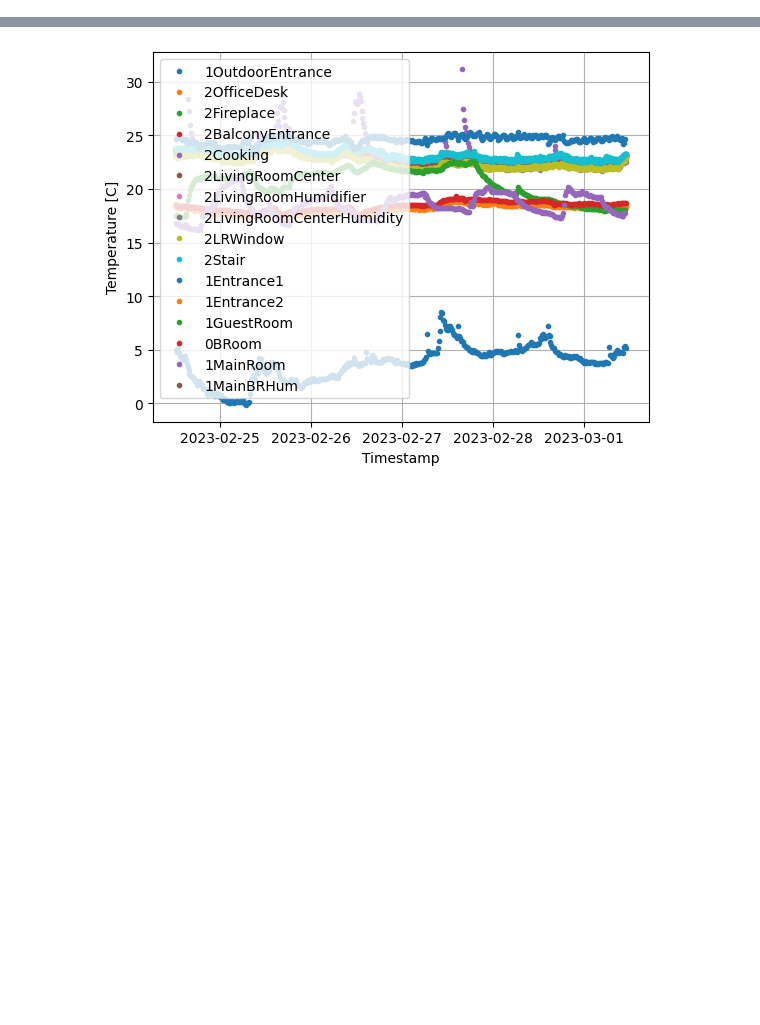
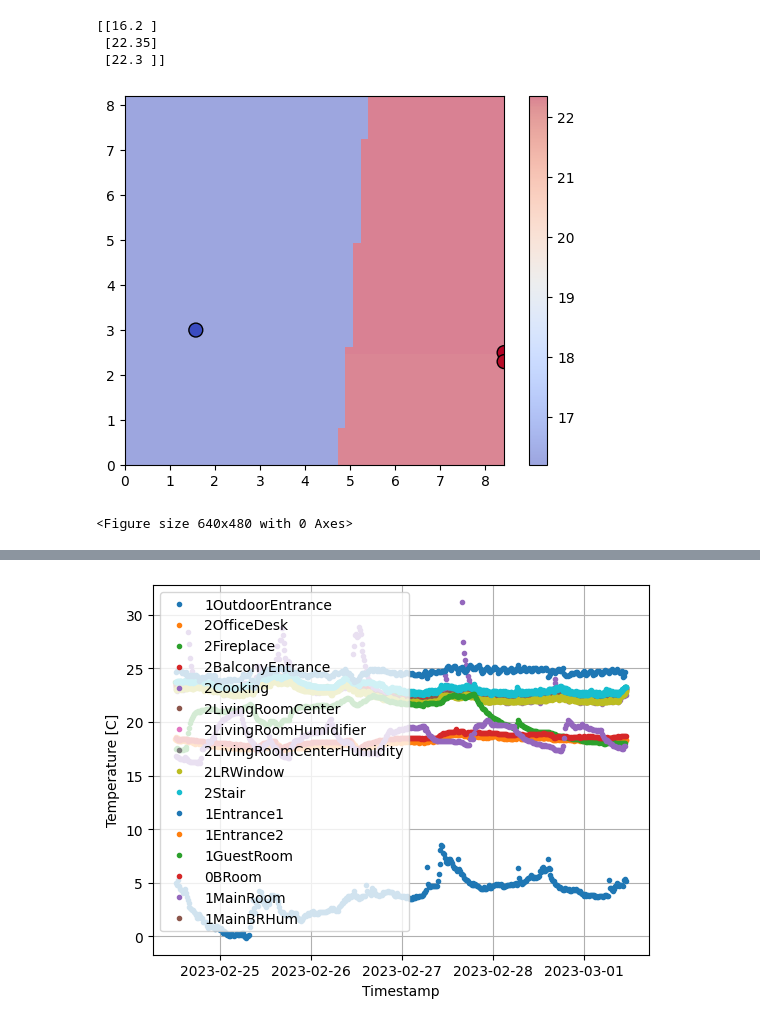
Before and after one commit to oskarhlm/VRDT---Smart-House, a Jupyter notebook: python/disruptive.ipynb, the cells around one changed output, grey strips where cells are left out. Drawn from its saved outputs; the diff is of its cells as text; code cells hidden in the pictures; blank space fills up the shorter version.

Commit message:
Lagt til coord

```diff
--- a/python/disruptive.ipynb
+++ b/python/disruptive.ipynb
@@ -15,15 +16,18 @@ dt.default_auth = dt.Auth.service_account('C73lmqav1410008ofpvg', 'a97dd7320f784
 sensor = dt.Device.get_device('bjmghou7kro000cp4gng')
 
 
-device_ids=['bjihp8m7kro000cp1tug','bu6oa4uptglg00ehc5b0','bjmd4i5p0jt000a5cldg','bu6onheptglg00ehcfag','bjihev8pismg008hrkig','bv8t0aqvje9g00eg5ma0','bjqhdclntbig00f92te0','bjqheb5ntbig00f92tng', 'bu6oqm988ueg00albpbg','bu6o15p88ueg00alb6c0', 'bjihd467gpvg00cjpb1g','btmsltc9kjug00dlsibg','bjiier0pismg008hru40', 'btmu2i5pna500081fju0','bjijkbe7kro000cp2feg','btou87tpna500081gi20',
-#            'bv8stgs2ven000ch8k2g','bjihanlntbig00e44lc0','bu6nh7h88ueg00alaq2g','bjej76u7gpvg00cjoe20',#            'bjejt50pismg008hqtf0','bjekggtp0jt000aqcsug','bjihmfe7kro000cp1t5g','bjii1qlntbig00e44s50',#            'bjii8c7bluqg00dlv2gg','bjm1ft7bluqg00dlvrng','bjm2u6opismg008ht2a0','bjmgat7bluqg00dm1dt0',#            'bjmgdle7gpvg00cjrvqg','bjmghou7kro000cp4gng','bjqhan67kro000cp7ojg','bjqhc85p0jt000a5gkg0',#            'bt3nmnj853cg00fllacg'
-]
+device_ids=['bjihp8m7kro000cp1tug','bu6oa4uptglg00ehc5b0','bjmd4i5p0jt000a5cldg','bu6onheptglg00ehcfag','bjihev8pismg008hrkig',
+'bv8t0aqvje9g00eg5ma0','bjqhdclntbig00f92te0','bjqheb5ntbig00f92tng', 'bu6oqm988ueg00albpbg','bu6o15p88ueg00alb6c0', 'bjihd467gpvg00cjpb1g',
+'btmsltc9kjug00dlsibg','bjiier0pismg008hru40', 'btmu2i5pna500081fju0','bjijkbe7kro000cp2feg','btou87tpna500081gi20',
+'bv8stgs2ven000ch8k2g','bjihanlntbig00e44lc0','bu6nh7h88ueg00alaq2g','bjej76u7gpvg00cjoe20', 'bjejt50pismg008hqtf0',
+'bjekggtp0jt000aqcsug','bjihmfe7kro000cp1t5g','bjii1qlntbig00e44s50','bjii8c7bluqg00dlv2gg','bjm1ft7bluqg00dlvrng',
+'bjm2u6opismg008ht2a0','bjmgat7bluqg00dm1dt0','bjmgdle7gpvg00cjrvqg','bjmghou7kro000cp4gng','bjqhan67kro000cp7ojg',
+'bjqhc85p0jt000a5gkg0','bt3nmnj853cg00fllacg']
 sensorList=[]
 
 for devices in device_ids:
     sensor = dt.Device.get_device(devices)
-    sensorList.append(sensor.display_name)
-    print(sensor.display_name)
-
+    if sensor.display_name!=None:
+        sensorList.append(sensor.display_name)
 print(sensorList)
 # %% [output]
@@ -59,5 +47,6 @@ for device in device_ids:
     timestamps = [event.data.timestamp for event in event_history]
     temperature = [event.data.celsius for event in event_history]
     # Store the timestamps and temperature data in a dictionary.
-    #print(sensor_name)
-    temperature_data[sensor_name] = {'timestamps': timestamps, 'temperature': temperature}
+    coordinates=[0,0]
+    room=['room']
+    temperature_data[sensor_name] = {'timestamps': timestamps, 'temperature': temperature, 'coords': coordinates, 'room':room}
@@ -127,3 +200,42 @@ TypeError: Invalid shape (4,) for image data
+# %%
+from scipy.interpolate import griddata
+
+sensor_temps = np.array([temperature_data["0BRoom"]['temperature'][-1:],
+temperature_data["0BTCeiling"]['temperature'][-1:],
+temperature_data["0BTFloor"]['temperature'][-1:]])
+
+print(sensor_temps)
+# Define known points and temperatures
+
+
+coords=np.array([temperature_data["0BRoom"]['coords'],
+temperature_data["0BTFloor"]['coords'],
+temperature_data["0BTCeiling"]['coords']])
+points=coords
+
+# Define grid points for interpolation
+xgrid, ygrid = np.meshgrid(np.linspace(0, 8.42, 50), np.linspace(0, 8.12, 50))
+grid_points = np.column_stack((xgrid.ravel(), ygrid.ravel()))
+
+# Interpolate temperatures at grid points using IDW
+interp_temperatures = griddata(points, sensor_temps, grid_points, method='nearest')
+
+# Reshape interpolated temperatures into a grid
+interp_temperatures_grid = interp_temperatures.reshape(xgrid.shape)
+
+# Plot the heat map with known points and interpolated temperatures
+plt.figure(1)
+plt.scatter(points[:, 0], points[:, 1], c=sensor_temps, cmap='coolwarm', s=100, edgecolor='black')
+plt.imshow(interp_temperatures_grid, cmap='coolwarm', origin='lower', extent=(0, 8.42, 0, 8.2), alpha=0.5)
+plt.colorbar()
+plt.show()
+plt.savefig("./img/"+"heatmap")
+# %% [output]
+[[16.2 ]
+ [22.35]
+ [22.3 ]]
+[figure, added]
+<Figure size 640x480 with 0 Axes>
 # %%
 
 plt.figure(1)
```
Also changed, not shown: parts of 10 cells of this notebook, 1 other file.
